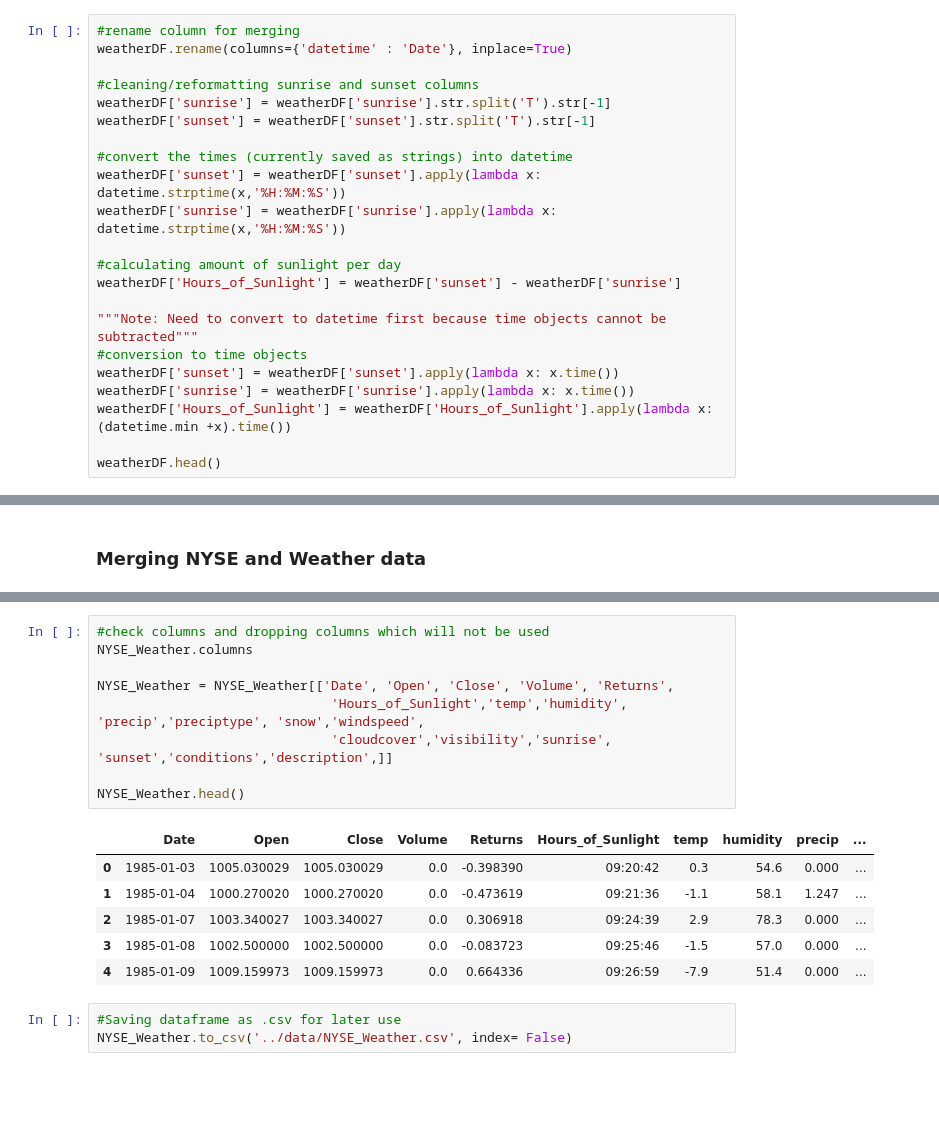
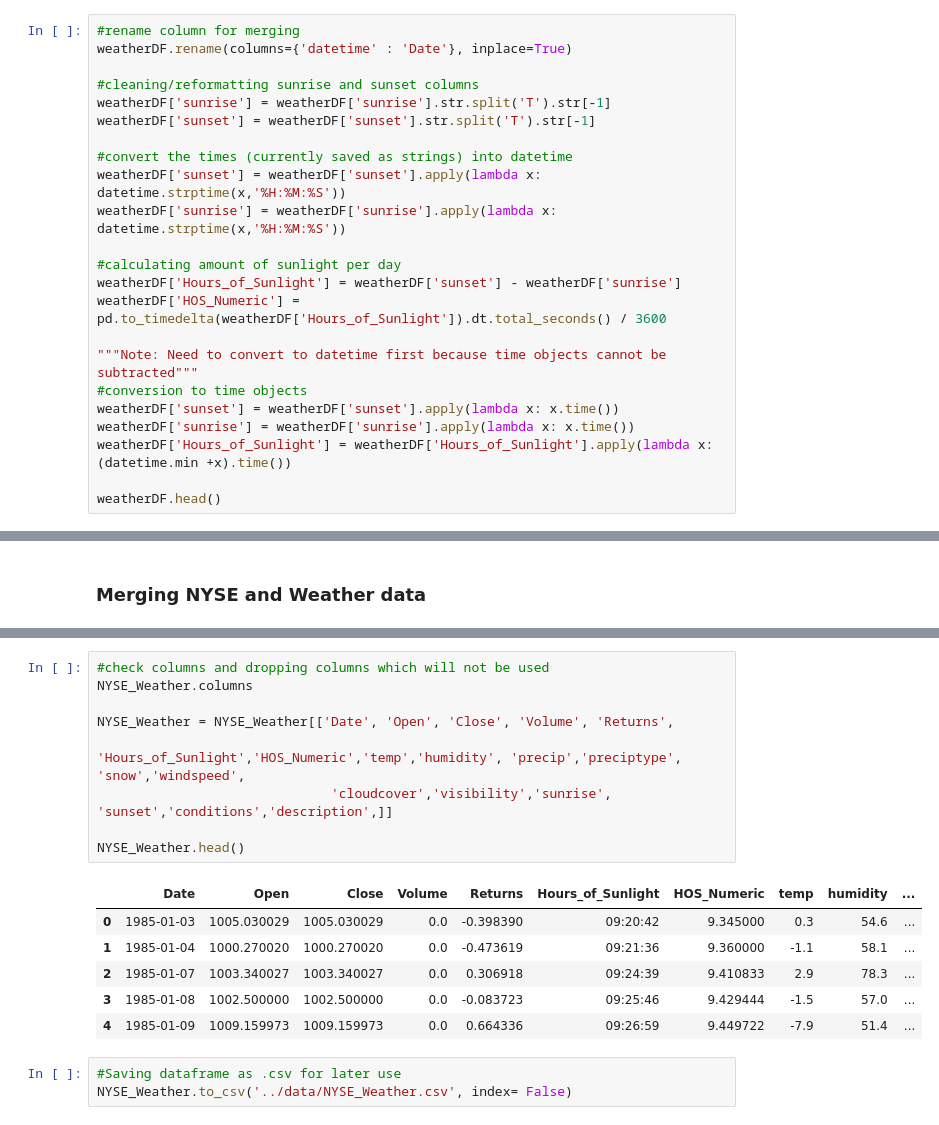
Before and after one commit to wangleo1/SADvsNYSE, a Jupyter notebook: notebooks/NYC_dataProcessing.ipynb, the cells around one changed output, grey strips where cells are left out. Drawn from its saved outputs; the diff is of its cells as text; blank space fills up the shorter version.

```diff
--- a/notebooks/NYC_dataProcessing.ipynb
+++ b/notebooks/NYC_dataProcessing.ipynb
@@ -151,6 +151,7 @@ weatherDF['sunrise'] = weatherDF['sunrise'].apply(lambda x: datetime.strptime(x,
 
 #calculating amount of sunlight per day
 weatherDF['Hours_of_Sunlight'] = weatherDF['sunset'] - weatherDF['sunrise']
+weatherDF['HOS_Numeric'] = pd.to_timedelta(weatherDF['Hours_of_Sunlight']).dt.total_seconds() / 3600
 
 """Note: Need to convert to datetime first because time objects cannot be subtracted"""
 #conversion to time objects
@@ -217,19 +219,19 @@ NYSE_Weather.head()
 # %%
 #check columns and dropping columns which will not be used
 NYSE_Weather.columns
 
 NYSE_Weather = NYSE_Weather[['Date', 'Open', 'Close', 'Volume', 'Returns',
-                              'Hours_of_Sunlight','temp','humidity', 'precip','preciptype', 'snow','windspeed',
+                              'Hours_of_Sunlight','HOS_Numeric','temp','humidity', 'precip','preciptype', 'snow','windspeed',
                               'cloudcover','visibility','sunrise', 'sunset','conditions','description',]]
 
 NYSE_Weather.head()
 # %% [output]
-|  | Date | Open | Close | Volume | Returns | Hours_of_Sunlight | temp | humidity | precip | ... |
-| 0 | 1985-01-03 | 1005.030029 | 1005.030029 | 0.0 | -0.398390 | 09:20:42 | 0.3 | 54.6 | 0.000 | ... |
-| 1 | 1985-01-04 | 1000.270020 | 1000.270020 | 0.0 | -0.473619 | 09:21:36 | -1.1 | 58.1 | 1.247 | ... |
-| 2 | 1985-01-07 | 1003.340027 | 1003.340027 | 0.0 | 0.306918 | 09:24:39 | 2.9 | 78.3 | 0.000 | ... |
-| 3 | 1985-01-08 | 1002.500000 | 1002.500000 | 0.0 | -0.083723 | 09:25:46 | -1.5 | 57.0 | 0.000 | ... |
-| 4 | 1985-01-09 | 1009.159973 | 1009.159973 | 0.0 | 0.664336 | 09:26:59 | -7.9 | 51.4 | 0.000 | ... |
+|  | Date | Open | Close | Volume | Returns | Hours_of_Sunlight | HOS_Numeric | temp | humidity | ... |
+| 0 | 1985-01-03 | 1005.030029 | 1005.030029 | 0.0 | -0.398390 | 09:20:42 | 9.345000 | 0.3 | 54.6 | ... |
+| 1 | 1985-01-04 | 1000.270020 | 1000.270020 | 0.0 | -0.473619 | 09:21:36 | 9.360000 | -1.1 | 58.1 | ... |
+| 2 | 1985-01-07 | 1003.340027 | 1003.340027 | 0.0 | 0.306918 | 09:24:39 | 9.410833 | 2.9 | 78.3 | ... |
+| 3 | 1985-01-08 | 1002.500000 | 1002.500000 | 0.0 | -0.083723 | 09:25:46 | 9.429444 | -1.5 | 57.0 | ... |
+| 4 | 1985-01-09 | 1009.159973 | 1009.159973 | 0.0 | 0.664336 | 09:26:59 | 9.449722 | -7.9 | 51.4 | ... |
 # %%
 #Saving dataframe as .csv for later use
 NYSE_Weather.to_csv('../data/NYSE_Weather.csv', index= False)
```
Also changed, not shown: parts of 4 cells of this notebook, 4 other files.
